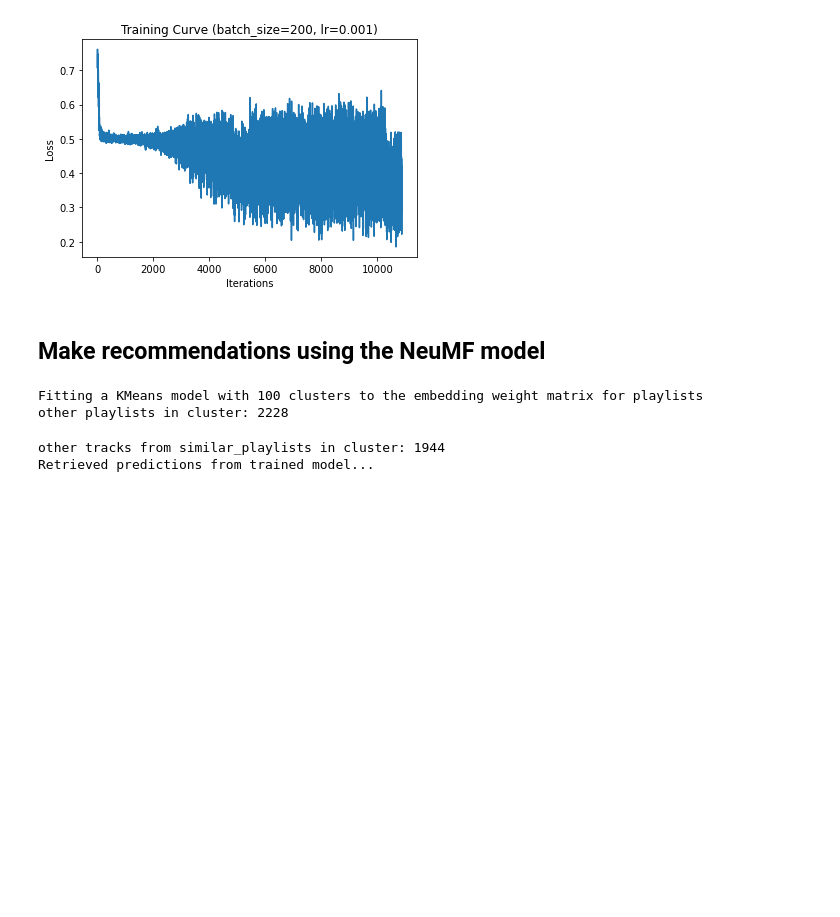
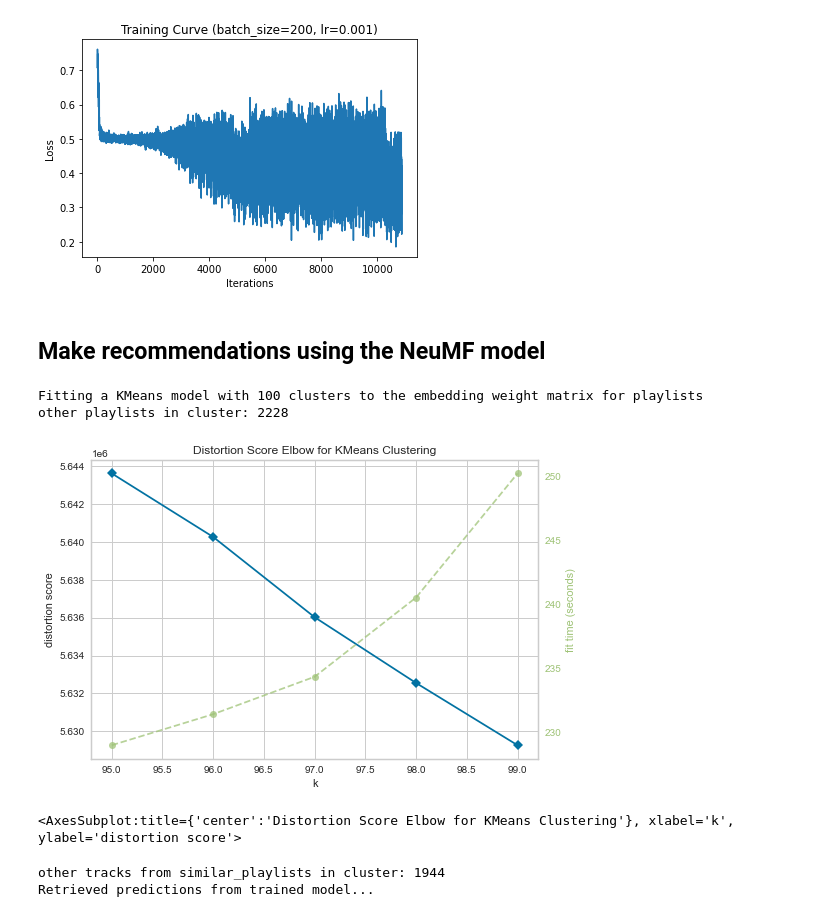
Before and after one commit to icarus08/ml-spotify-recommendations, a Jupyter notebook: knn_ncf_torch.ipynb, the cells around one changed output. Saved outputs shown, nothing was run; the diff lists cells and outputs as text; code cells hidden in the pictures; blank space fills up the shorter version.

Commit message:
add hyperparam search

```diff
--- a/knn_ncf_torch.ipynb
+++ b/knn_ncf_torch.ipynb
@@ -381,2 +384,21 @@ model = load_model(MODEL_PATH) #🥵👌
 # %% [markdown]
 ## Make recommendations using the NeuMF model
+# %%
+playlist_for_test = np.random.choice(test_playlist_tracks_df['pid'].tolist())
+ground_truth = test_playlist_tracks_df[test_playlist_tracks_df['pid'] == playlist_for_test]
+
+playlist_embedding_weight_matrix = model.pl_mlp_embedding.weight
+chosen_playlist_vector = playlist_embedding_weight_matrix[playlist_for_test]
+# %% [output]
+Fitting a KMeans model with 100 clusters to the embedding weight matrix for playlists
+other playlists in cluster: 2228
+# %%
+# Hyperparameter Search
+# NOTE: WILL TAKE AGES TO RUN
+km_model = KMeans()
+visualizer = KElbowVisualizer(km_model, k=(50,100))
+visualizer.fit(playlist_embedding_weight_matrix.detach().numpy())
+visualizer.show()
+# %% [output]
+[figure, added]
+<AxesSubplot:title={'center':'Distortion Score Elbow for KMeans Clustering'}, xlabel='k', ylabel='distortion score'>
@@ -383,15 +408,4 @@ model = load_model(MODEL_PATH) #🥵👌
 # %%
-from sklearn.cluster import KMeans
-
-playlist_for_test = np.random.choice(test_playlist_tracks_df['pid'].tolist())
-ground_truth = test_playlist_tracks_df[test_playlist_tracks_df['pid'] == playlist_for_test]
-
-playlist_embedding_weight_matrix = model.pl_mlp_embedding.weight
-chosen_playlist_vector = playlist_embedding_weight_matrix[playlist_for_test]
-
-print("Fitting a KMeans model with 100 clusters to the embedding weight matrix for playlists")
-km_model = KMeans(n_clusters=100, random_state=0, verbose=0).fit(playlist_embedding_weight_matrix.detach().numpy())
-
 chosen_playlist_vector = chosen_playlist_vector.detach().numpy().reshape(1,-1)
 playlist_predictor = km_model.predict(chosen_playlist_vector)
 playlist_labels = km_model.labels_
@@ -401,9 +415,6 @@ for pid, playlist_label in enumerate(playlist_labels):
     if playlist_label == playlist_predictor:
         similar_playlists.append(pid)
 print(f'other playlists in cluster: {len(similar_playlists)}')
-# %% [output]
-Fitting a KMeans model with 100 clusters to the embedding weight matrix for playlists
-other playlists in cluster: 2228
 # %%
 from collections import OrderedDict
 tracks = []
```
Also changed, not shown: parts of 4 cells of this notebook.
